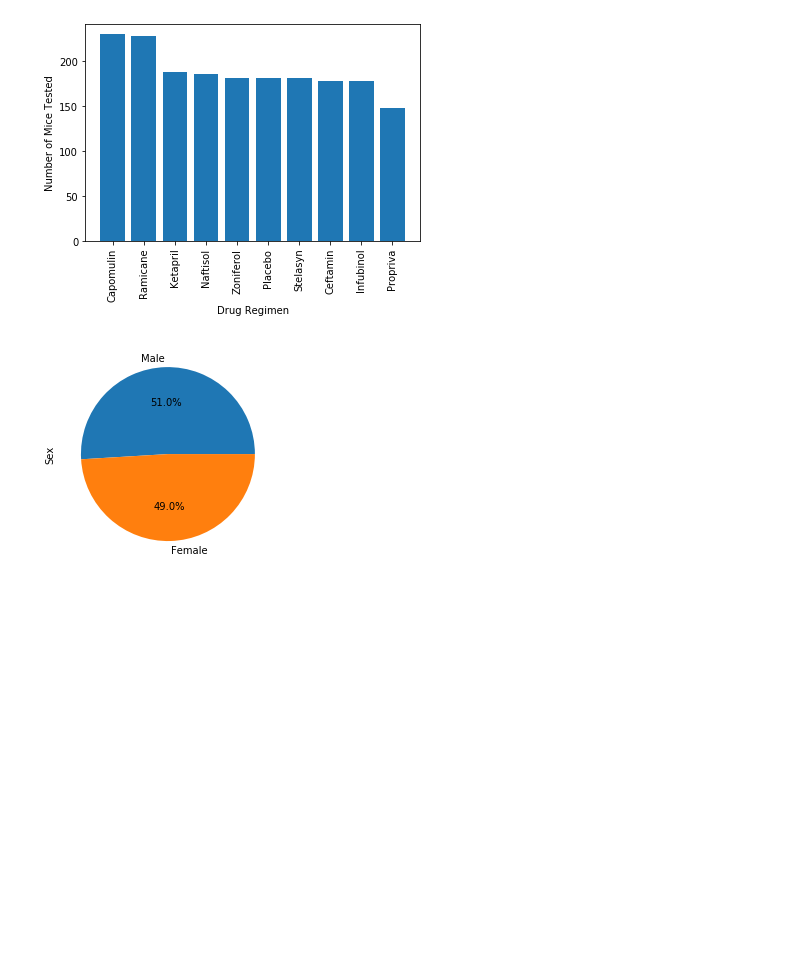
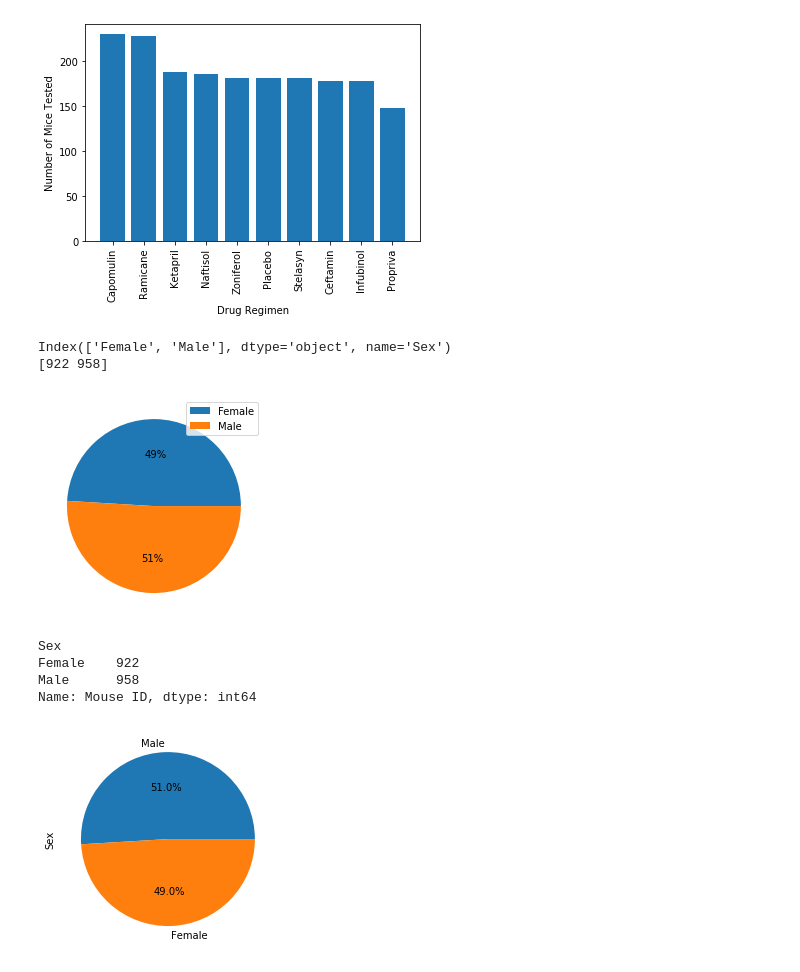
Before and after one commit to gmitt98/visualization-challenge, a Jupyter notebook: pymaceuticals_starter.ipynb, the cells around one changed output. Saved outputs shown, nothing was run; the diff lists cells and outputs as text; code cells hidden in the pictures; blank space fills up the shorter version.

```diff
--- a/pymaceuticals_starter.ipynb
+++ b/pymaceuticals_starter.ipynb
@@ -139,6 +225,28 @@ mouse_study_complete_clean.describe()
 # Generate a bar plot showing the total number of timepoints for all mice tested for each drug regimen using pyplot.
 # %% [output]
 [figure]
+# %%
+gender_group = mouse_study_complete_clean.groupby("Sex").count()
+#gender_group = gender_group["Sex"]
+gender_pie_index = gender_group["Mouse ID"].index
+print(gender_pie_index)
+gender_pie_values = gender_group["Mouse ID"].values
+print(gender_pie_values)
+gender_group_df = gender_group["Mouse ID"]
+#print(gender_group_df)
+plt.pie(gender_pie_values, autopct= '%1.f%%')
+plt.legend(gender_pie_index)
+
+plt.show()
+print(gender_group_df)
+# %% [output]
+Index(['Female', 'Male'], dtype='object', name='Sex')
+[922 958]
+[figure, added]
+Sex
+Female    922
+Male      958
+Name: Mouse ID, dtype: int64
 # %%
 # Generate a pie plot showing the distribution of female versus male mice using Pandas
 # %% [output]
```
Also changed, not shown: parts of 5 cells of this notebook.
